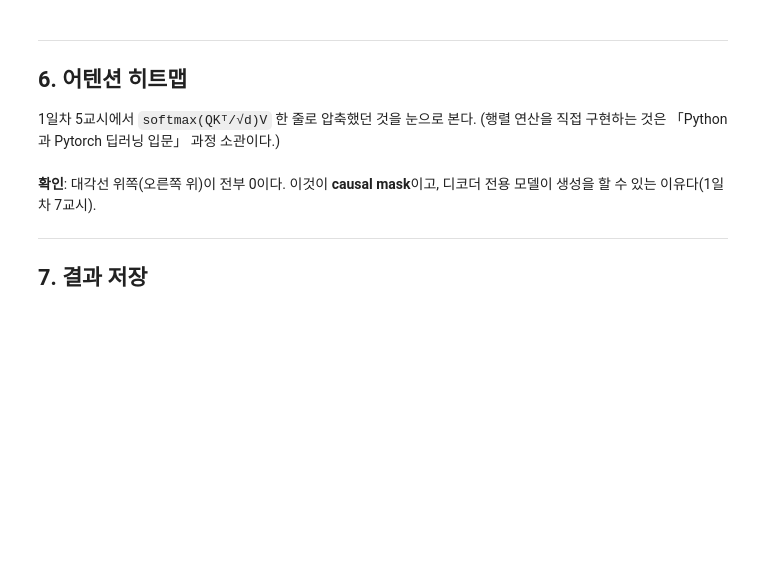
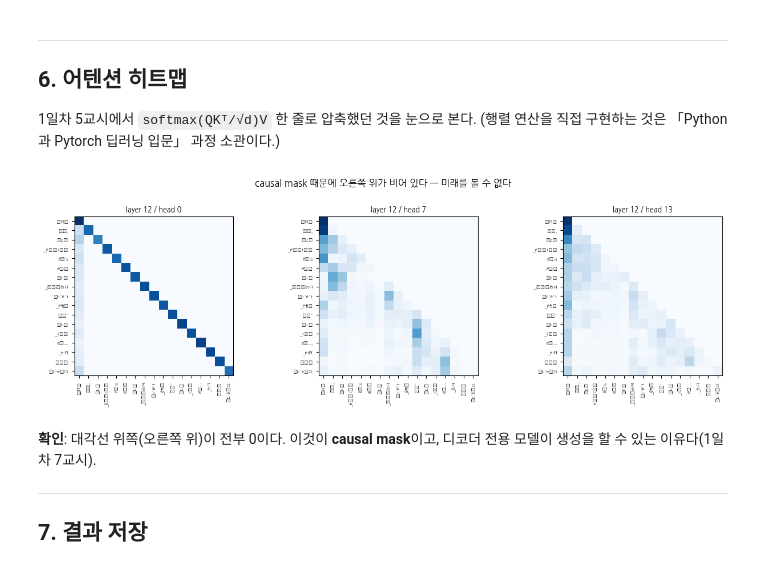
Before and after one commit to ironmanciti/LLM_FineTuning_Lecture, a Jupyter notebook: 300_Open_Weight_Anatomy.ipynb, the cells around one changed output. Cells and saved outputs as stored; diff of their text form; code cells hidden in the pictures; blank space fills up the shorter version.

```diff
--- a/300_Open_Weight_Anatomy.ipynb
+++ b/300_Open_Weight_Anatomy.ipynb
@@ -309,26 +447,33 @@ print("계산식은 하한이고, 예산은 여유를 두고 잡아야 한다
 (행렬 연산을 직접 구현하는 것은 「Python과 Pytorch 딥러닝 입문」 과정 소관이다.)
 # %%
 import numpy as np
+
+# sdpa/flash 구현은 attention 가중치를 반환하지 않으므로 잠시 eager로 전환한다
+model.set_attn_implementation("eager")
 
 sent = "서울은 대한민국의 수도이고 부산은 항구 도시이다"
 ins = tok(sent, return_tensors="pt").to(model.device)
 with torch.no_grad():
     o = model(**ins, output_attentions=True)
+
+model.set_attn_implementation(info.attn_implementation)   # 원래 구현으로 복원
 
 toks = tok.convert_ids_to_tokens(ins["input_ids"][0])
 layer = len(o.attentions) // 2          # 중간 층
 attn = o.attentions[layer][0].float().cpu().numpy()   # (heads, T, T)
 
 fig, axes = plt.subplots(1, 3, figsize=(13, 4))
 for ax, h in zip(axes, [0, attn.shape[0] // 2, attn.shape[0] - 1]):
     ax.imshow(attn[h], cmap="Blues", vmin=0, vmax=attn[h].max())
     ax.set_title(f"layer {layer} / head {h}", fontsize=9)
     ax.set_xticks(range(len(toks))); ax.set_yticks(range(len(toks)))
     ax.set_xticklabels([t.replace("Ġ", "_").replace("▁", "_") for t in toks],
                        rotation=90, fontsize=6)
     ax.set_yticklabels([t.replace("Ġ", "_").replace("▁", "_") for t in toks], fontsize=6)
 fig.suptitle("causal mask 때문에 오른쪽 위가 비어 있다 — 미래를 볼 수 없다", y=1.02)
 plt.tight_layout(); plt.show()
+# %% [output]
+[figure, added]
 # %% [markdown]
 **확인**: 대각선 위쪽(오른쪽 위)이 전부 0이다. 이것이 **causal mask**이고,
 디코더 전용 모델이 생성을 할 수 있는 이유다(1일차 7교시).
```
Also changed, not shown: parts of 22 cells of this notebook, 7 other files.
